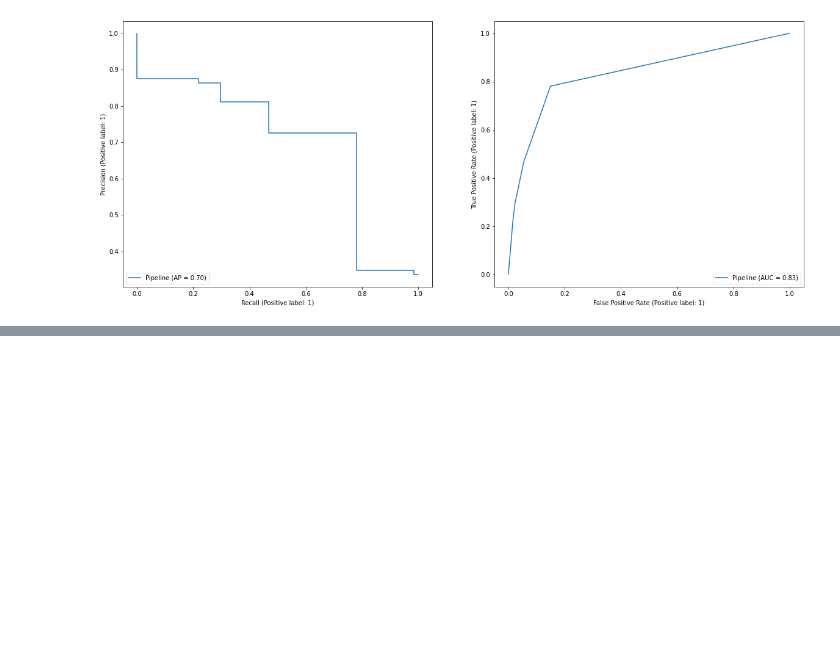
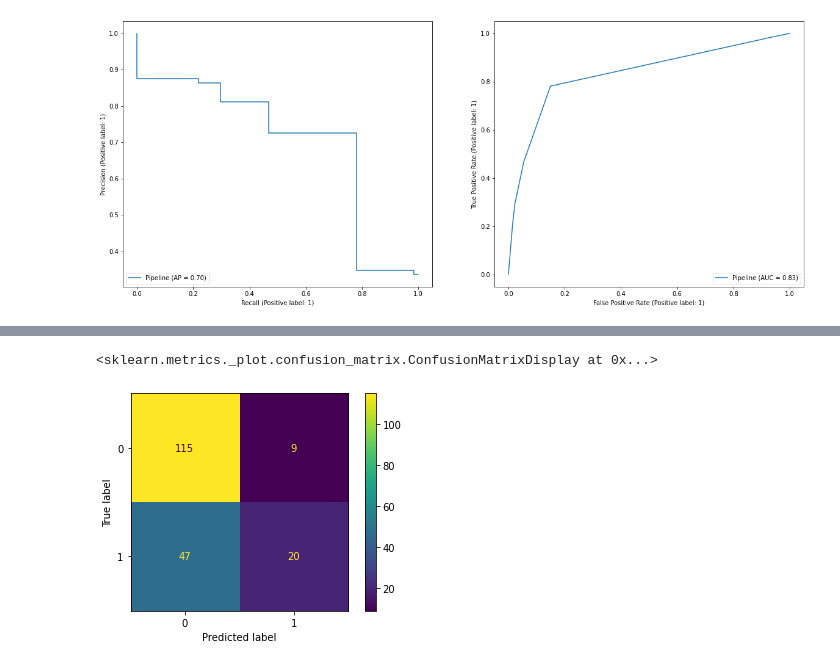
Before and after one commit to JaviCeRodriguez/Heart-Failure-ML, a Jupyter notebook: classification.ipynb, the cells around one changed output, grey strips where cells are left out. Cells and saved outputs as stored; diff of their text form; code cells hidden in the pictures; blank space fills up the shorter version.

```diff
--- a/classification.ipynb
+++ b/classification.ipynb
@@ -284,0 +364,9 @@ plot_roc_curve(dt_model, feat_train, targ_train,ax=ax2)
+# %%
+nb_predicted = cross_val_predict(nb_model,feat_train,targ_train,cv=40)
+# %%
+cm = confusion_matrix(targ_train, nb_predicted)
+disp = ConfusionMatrixDisplay(confusion_matrix=cm)
+disp.plot()
+# %% [output]
+<sklearn.metrics._plot.confusion_matrix.ConfusionMatrixDisplay at 0x...>
+[figure, added]
```
Also changed, not shown: parts of 15 cells of this notebook.
